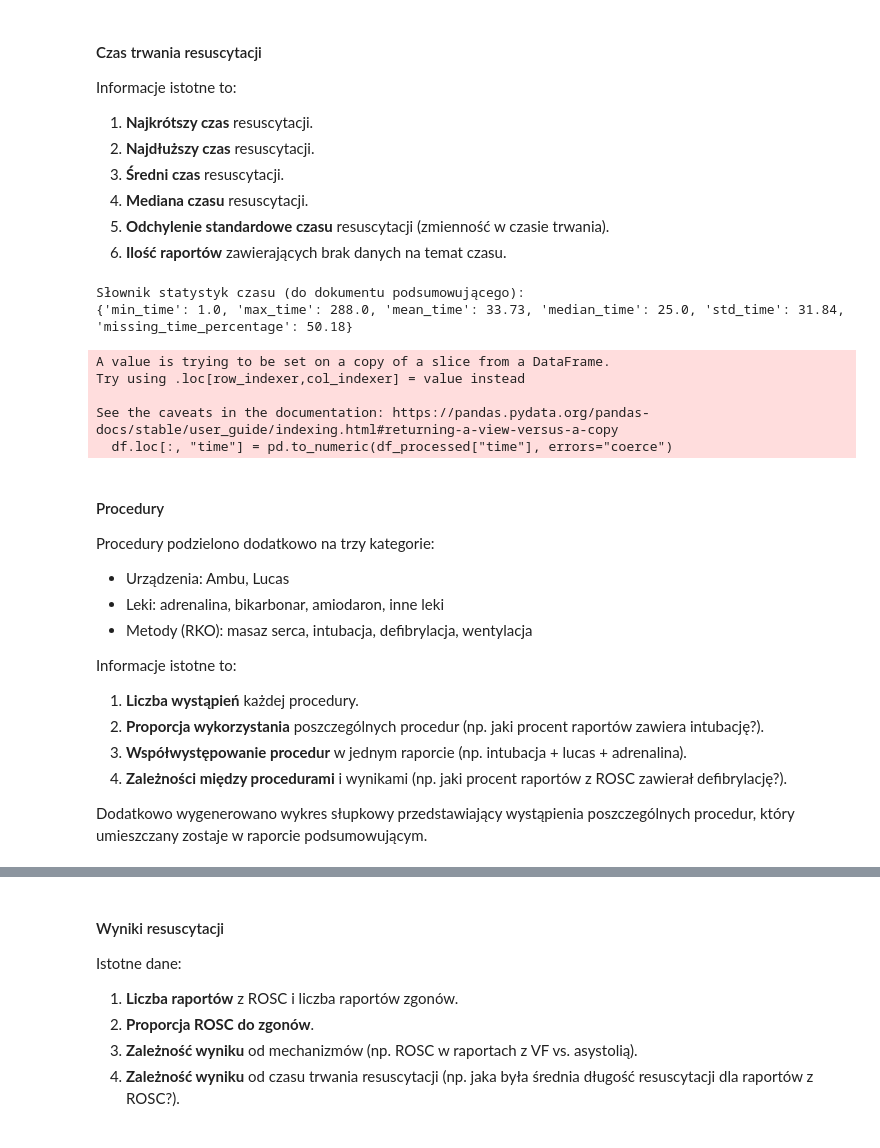
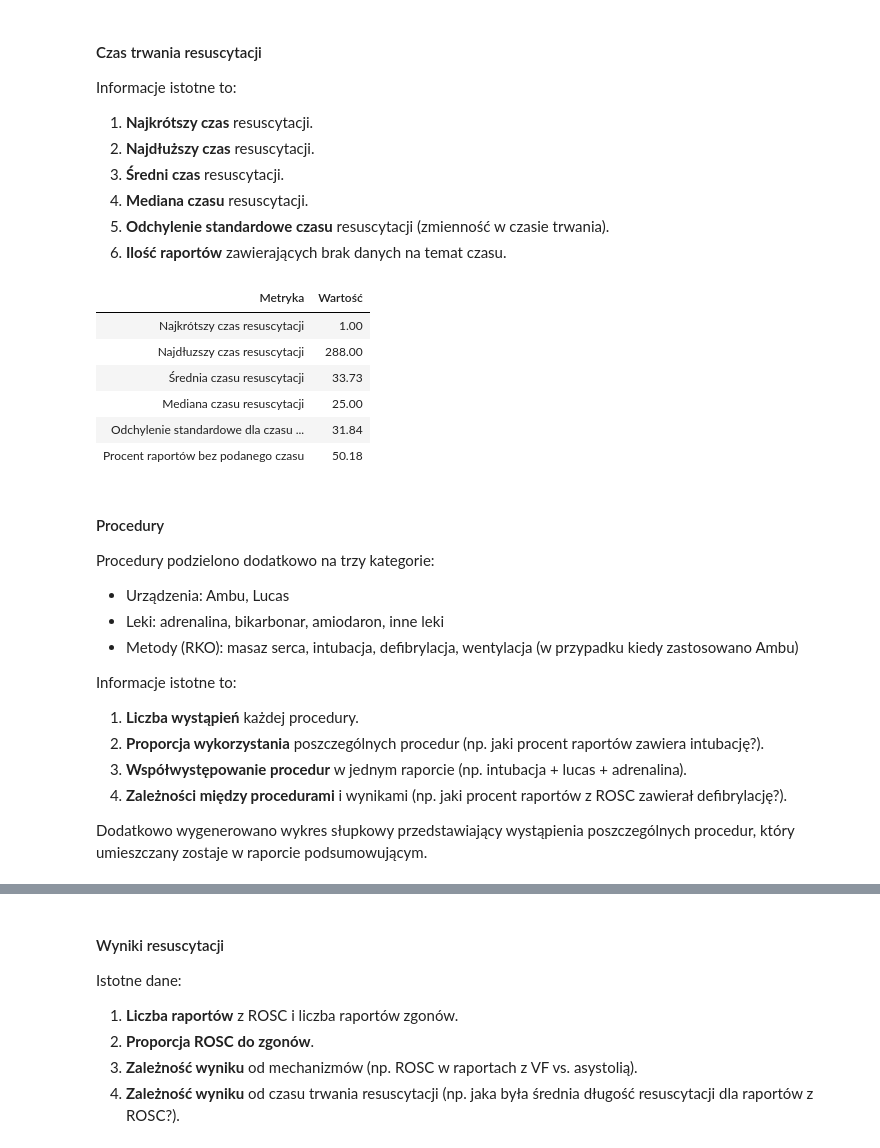
Before and after one commit to juestany/praca_inz, a Jupyter notebook: praca.ipynb, the cells around one changed output, grey strips where cells are left out. Drawn from its saved outputs; the diff is of its cells as text; code cells hidden in the pictures.

```diff
--- a/praca.ipynb
+++ b/praca.ipynb
@@ -509,43 +450,45 @@ Informacje istotne to:
 # %%
 if "time" in df_processed.columns:
     df.loc[:, "time"] = pd.to_numeric(df_processed["time"], errors="coerce")
 else:
     raise ValueError("The 'time' column does not exist in the DataFrame.")
 
 # Statystyki
 min_time = float(df["time"].min())
 max_time = float(df["time"].max())
 mean_time = float(df["time"].mean())
 median_time = float(df["time"].median())
 std_time = float(df["time"].std())
 missing_time_percentage = float((df["time"].isna().sum() / total_reports) * 100)
 
 # Do dokumentu podsumowującego
 time_stats = {
-    "min_time": min_time,
-    "max_time": max_time,
-    "mean_time": round(mean_time,2),
-    "median_time": median_time,
-    "std_time": round(std_time,2),
-    "missing_time_percentage": round(missing_time_percentage,2),
+    "Najkrótszy czas resuscytacji": min_time,
+    "Najdłuzszy czas resuscytacji": max_time,
+    "Średnia czasu resuscytacji": round(mean_time,2),
+    "Mediana czasu resuscytacji": median_time,
+    "Odchylenie standardowe dla czasu resuscytacji": round(std_time,2),
+    "Procent raportów bez podanego czasu": round(missing_time_percentage,2),
 }
 
-print("Słownik statystyk czasu (do dokumentu podsumowującego):")
-print(time_stats)
+time_stats_df = pd.DataFrame(list(time_stats.items()), columns=["Metryka", "Wartość"])
+
+# Wynik
+display(HTML(time_stats_df.to_html(index=False)))
 # %% [output]
-Słownik statystyk czasu (do dokumentu podsumowującego):
-{'min_time': 1.0, 'max_time': 288.0, 'mean_time': 33.73, 'median_time': 25.0, 'std_time': 31.84, 'missing_time_percentage': 50.18}
-A value is trying to be set on a copy of a slice from a DataFrame.
-Try using .loc[row_indexer,col_indexer] = value instead
-
-See the caveats in the documentation: https://pandas.pydata.org/pandas-docs/stable/user_guide/indexing.html#returning-a-view-versus-a-copy
-  df.loc[:, "time"] = pd.to_numeric(df_processed["time"], errors="coerce")
+| Metryka | Wartość |
+| Najkrótszy czas resuscytacji | 1.00 |
+| Najdłuzszy czas resuscytacji | 288.00 |
+| Średnia czasu resuscytacji | 33.73 |
+| Mediana czasu resuscytacji | 25.00 |
+| Odchylenie standardowe dla czasu ... | 31.84 |
+| Procent raportów bez podanego czasu | 50.18 |
 # %% [markdown]
 #### Procedury
 Procedury podzielono dodatkowo na trzy kategorie:
 - Urządzenia: Ambu, Lucas
 - Leki: adrenalina, bikarbonar, amiodaron, inne leki
-- Metody (RKO): masaz serca, intubacja, defibrylacja, wentylacja
+- Metody (RKO): masaz serca, intubacja, defibrylacja, wentylacja (w przypadku kiedy zastosowano Ambu)
 
 Informacje istotne to:
 1. **Liczba wystąpień** każdej procedury.
```
Also changed, not shown: parts of 16 cells of this notebook, 4 other files.
